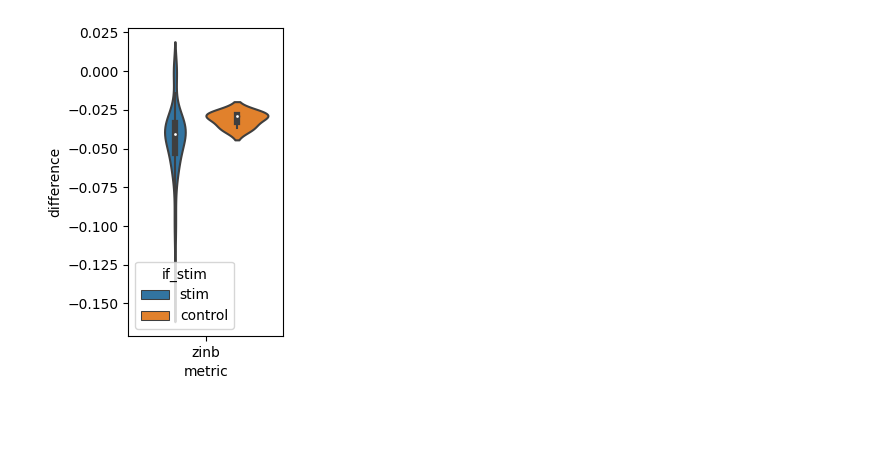
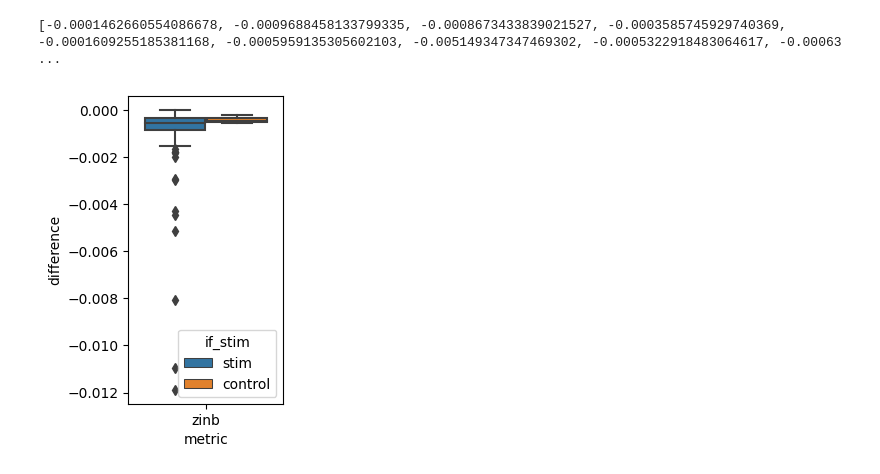
Before and after one commit to theislab/perturbation-metrics, a Jupyter notebook: 4_fit_ZINB_Loss.ipynb, the cells around one changed output. Cells and saved outputs as stored; diff of their text form; code cells hidden in the pictures; blank space fills up the shorter version.

```diff
--- a/4_fit_ZINB_Loss.ipynb
+++ b/4_fit_ZINB_Loss.ipynb
@@ -474,17 +465,21 @@ Warning: Desired error not necessarily achieved due to precision loss.
 # %%
 import pandas as pd
 import seaborn as sns
+
+print(differece0)
+
 df=pd.DataFrame({'difference':differece0, 'if_stim':if_stim0, 'metric':metric0})
 plt.figure(figsize=(2, 4))
 
-# box_plot=sns.boxplot(data=df,x="metric", y="difference", hue="if_stim")
-# plt.savefig('box-output.png')
+box_plot=sns.boxplot(data=df,x="metric", y="difference", hue="if_stim")
+plt.savefig('box-output.png')
 # strip_plot=sns.stripplot(data=df,x="metric", y="difference",c='r', hue="if_stim")
 # plt.savefig('strip-output.png')
-violin_plot=sns.violinplot(data=df,x="metric", y="difference", hue="if_stim")
-plt.savefig('violin-output1.png')
+# violin_plot=sns.violinplot(data=df,x="metric", y="difference", hue="if_stim")
+# plt.savefig('violin-output1.png')
 # %% [output]
+[-0.0001462660554086678, -0.0009688458133799335, -0.0008673433839021527, -0.0003585745929740369, -0.0001609255185381168, -0.0005959135305602103, -0.005149347347469302, -0.0005322918483064617, -0.00063 ...
-[figure, old version]
+[figure, new version]
 # %%
 import pandas as pd
 import seaborn as sns
```
Also changed, not shown: parts of 5 cells of this notebook.
